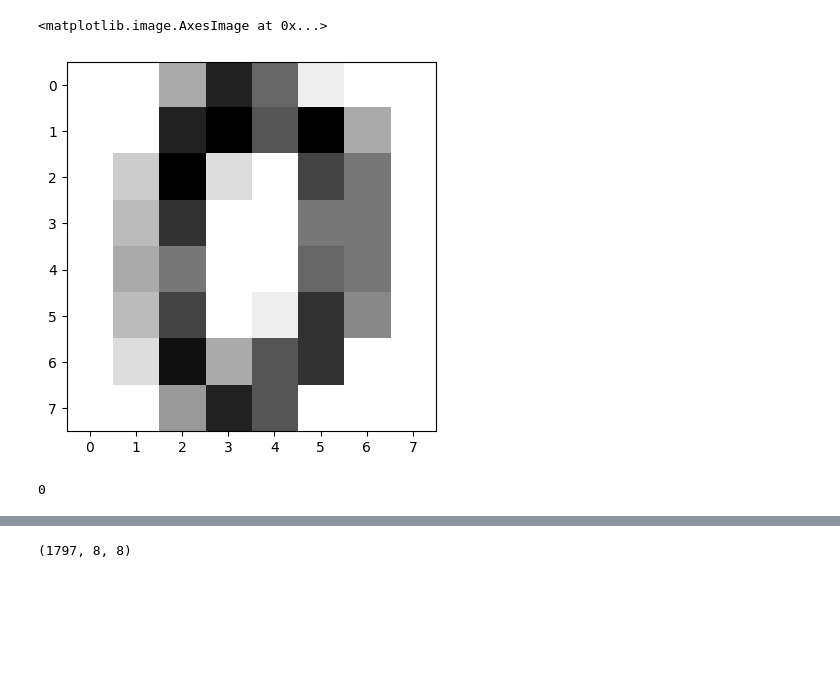
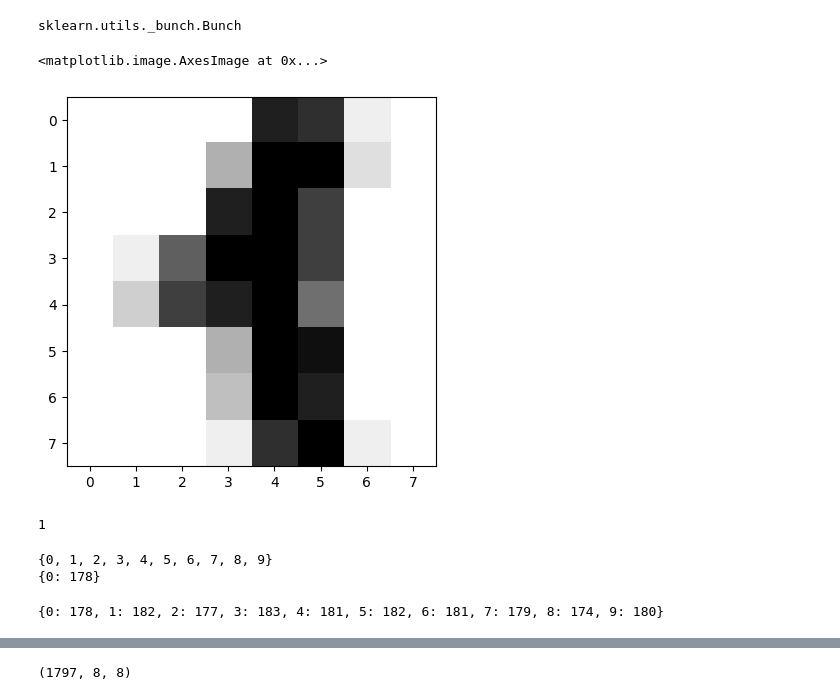
Before and after one commit to jamal221/Machine_Learning_Project, a Jupyter notebook: MNISTClassificatoinSVM.ipynb, the cells around one changed output, grey strips where cells are left out. Drawn from its saved outputs; the diff is of its cells as text; code cells hidden in the pictures; blank space fills up the shorter version.

```diff
--- a/MNISTClassificatoinSVM.ipynb
+++ b/MNISTClassificatoinSVM.ipynb
@@ -7,16 +7,50 @@ import matplotlib.pyplot as plt
 from sklearn import datasets
 # %%
 data = datasets.load_digits()
+# %%
+type(data)
+# %% [output]
+sklearn.utils._bunch.Bunch
 # %%
 plt.subplot()
-plt.imshow(data.images[0], cmap=plt.cm.gray_r)
+plt.imshow(data.images[11], cmap=plt.cm.gray_r)
 # %% [output]
 <matplotlib.image.AxesImage at 0x...>
-[figure, old version]
+[figure, new version]
 # %%
-data.target[0]
+data.target[11]
 # %% [output]
-0
+1
+# %%
+counter=0
+dict1=dict()
+nums=data.target
+nums=set(nums)
+print(nums)
+for i in range(len(data.images)):
+  if data.target[i]==0:
+     counter+=1
+dict1[0]=counter
+print (dict1)
+# %% [output]
+{0, 1, 2, 3, 4, 5, 6, 7, 8, 9}
+{0: 178}
+# %%
+# counet=0
+dict2=dict()
+nums=data.target
+nums=set(nums)
+nums=list(nums)
+# print(nums)
+for i in nums:
+  count=0
+  for j in range(len(data.images)):
+    if  data.target[j]==i:
+      count+=1
+  dict2[i]=count
+print(dict2)
+# %% [output]
+{0: 178, 1: 182, 2: 177, 3: 183, 4: 181, 5: 182, 6: 181, 7: 179, 8: 174, 9: 180}
 # %%
 images_and_labels = list(zip(data.images, data.target))
 # %%
```
Also changed, not shown: parts of 30 cells of this notebook.
